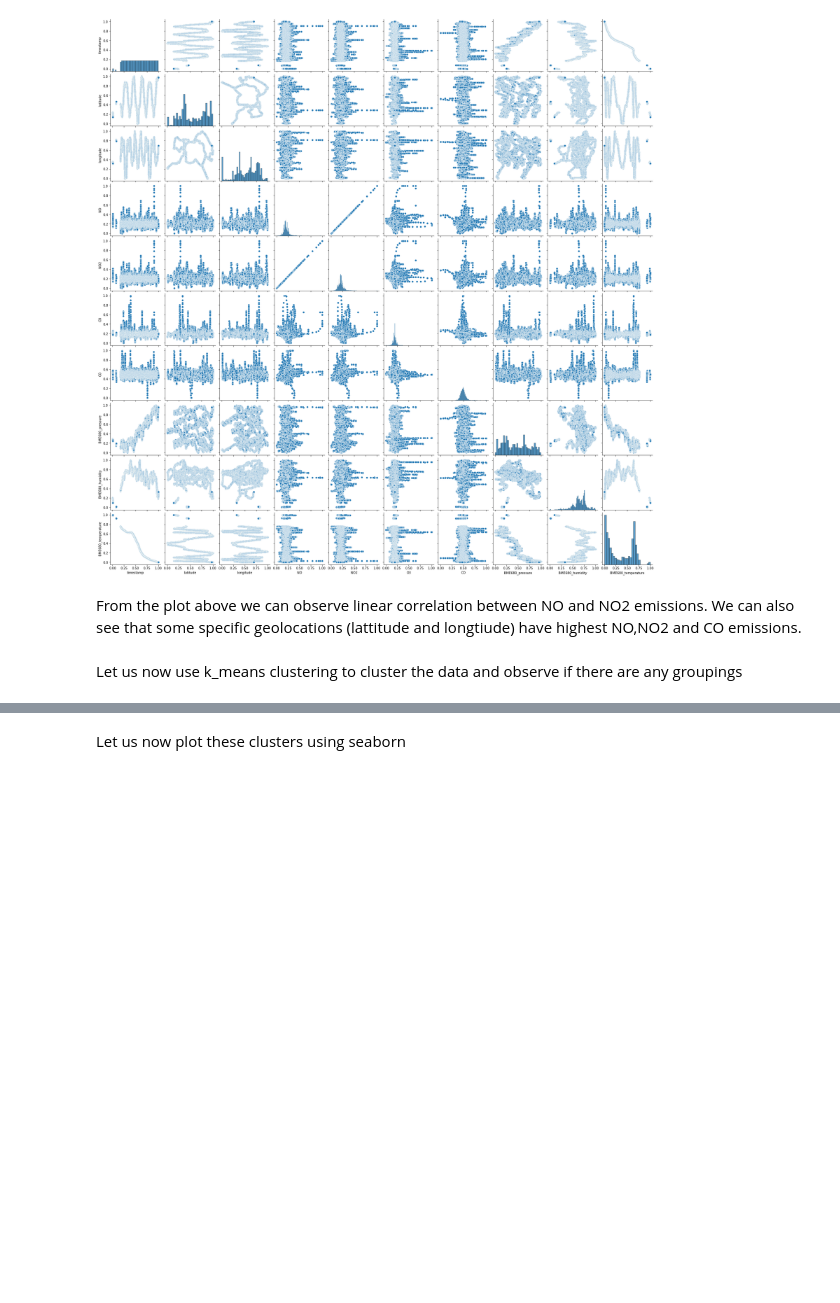
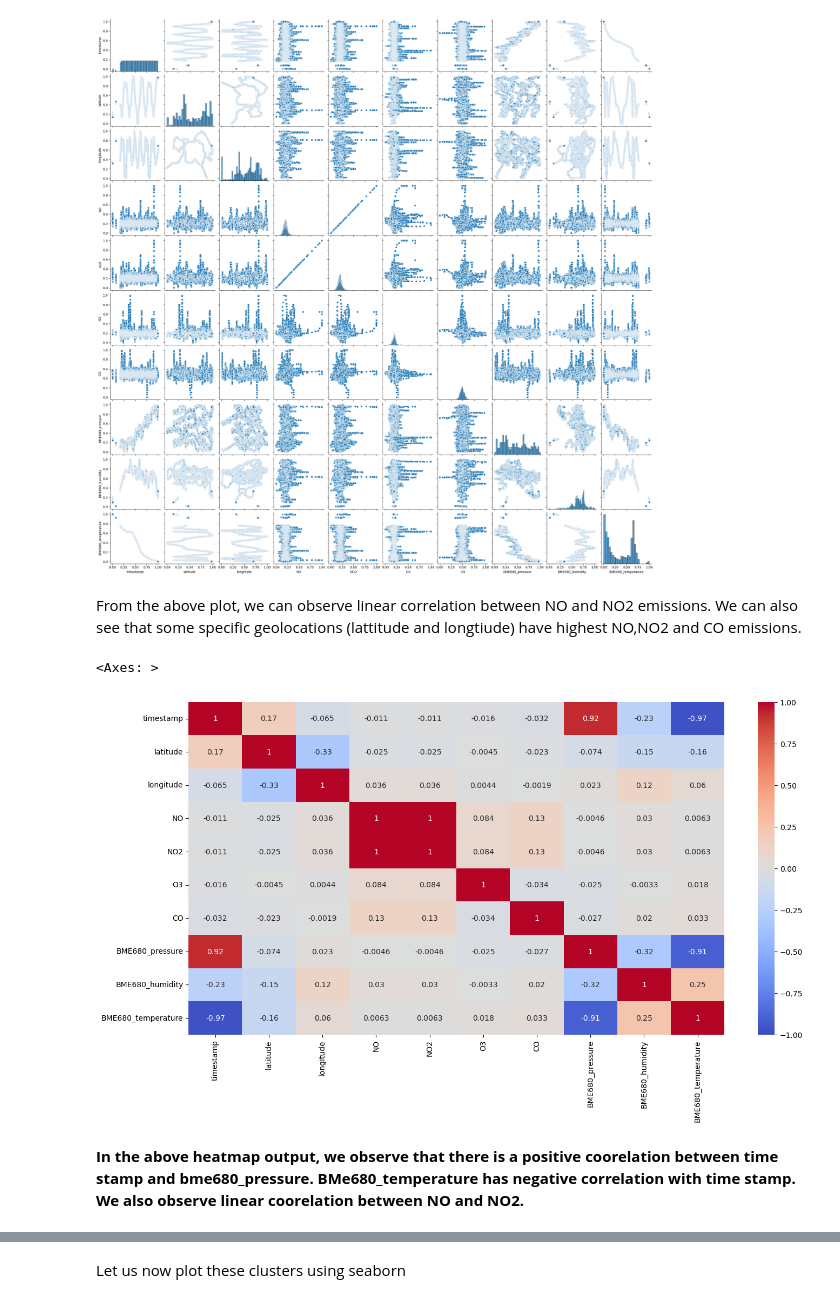
Before and after one commit to habeshwoub/WB_Git, a Jupyter notebook: Heltramairquality.ipynb, the cells around one changed output, grey strips where cells are left out. Drawn from its saved outputs; the diff is of its cells as text; code cells hidden in the pictures; blank space fills up the shorter version.

```diff
--- a/Heltramairquality.ipynb
+++ b/Heltramairquality.ipynb
@@ -200,7 +221,19 @@ sns.pairplot(df)
 <seaborn.axisgrid.PairGrid at 0x...>
 [figure]
 # %% [markdown]
-From the plot above we can observe linear correlation between NO and NO2 emissions.
+From the above plot, we can observe linear correlation between NO and NO2 emissions.
 We can also see that some specific geolocations (lattitude and longtiude) have highest NO,NO2 and CO emissions.
-# %% [markdown]
-Let us now use k_means clustering to cluster the data and observe if there are any groupings
+# %%
+#Let us again check the correlation using correlation matrix function and ploting a heatmap
+plt.figure(figsize= (16,8))
+mycorlMatrix = df.corr()
+
+#Let us plot the correlation coefficient for all column pairs
+sns.heatmap(mycorlMatrix,vmin=-1, vmax=1, annot=True,cmap= 'coolwarm')
+# %% [output]
+<Axes: >
+[figure, added]
+# %% [markdown]
+**In the above heatmap output, we observe that there is a positive coorelation between time stamp and bme680_pressure.
+BMe680_temperature has negative correlation with time stamp.
+We also observe linear coorelation between NO and NO2.**
```
Also changed, not shown: parts of 17 cells of this notebook.
